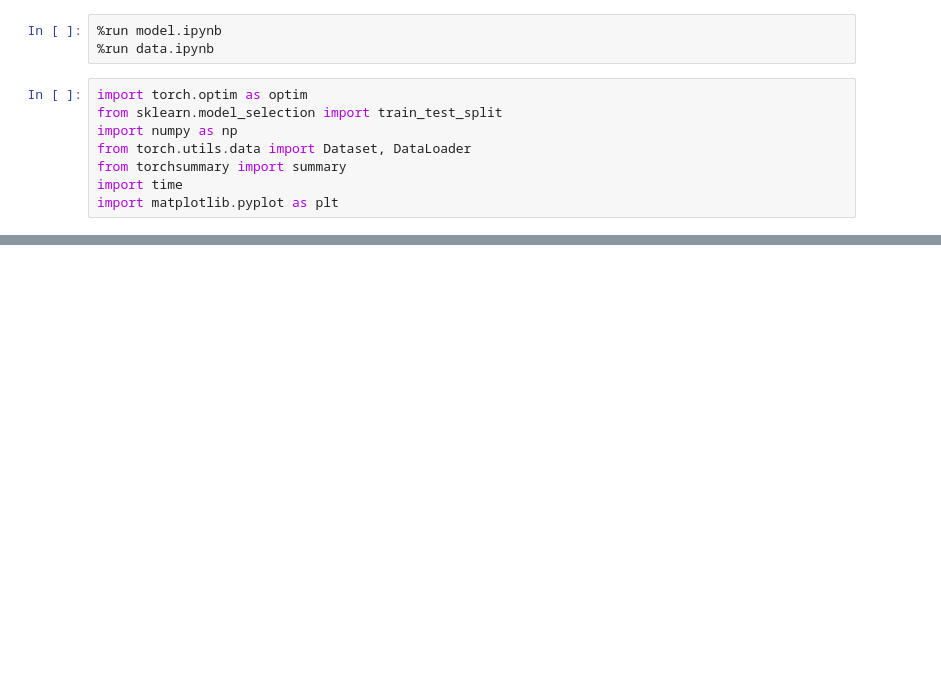
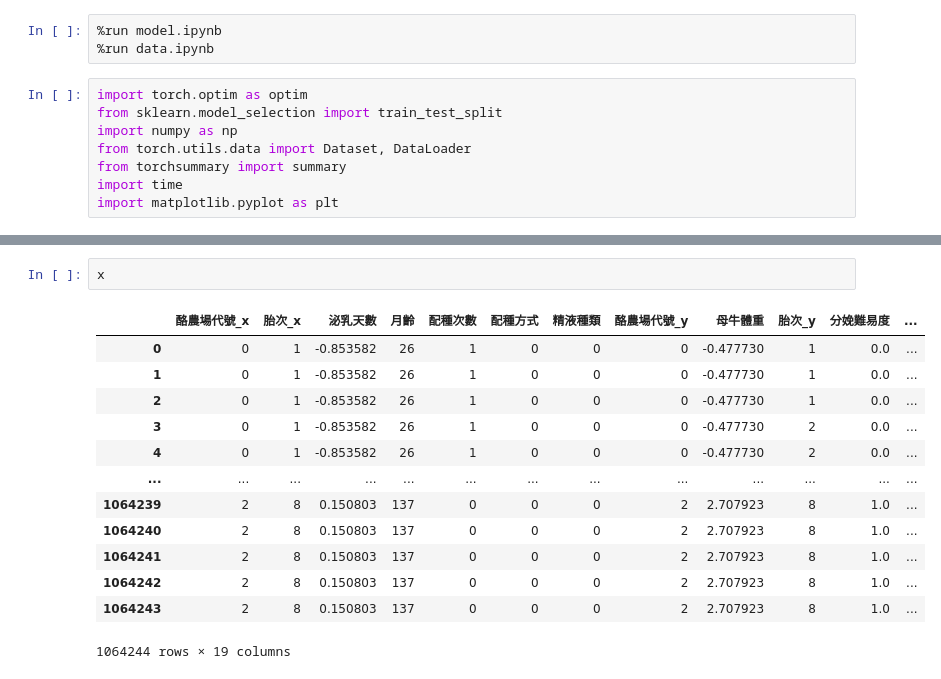
Before and after one commit to kevin879275/DL_FinalProject, a Jupyter notebook: train_pytorch.ipynb, the cells around one changed output, grey strips where cells are left out. Cells and saved outputs as stored; diff of their text form; blank space fills up the shorter version.

```diff
--- a/train_pytorch.ipynb
+++ b/train_pytorch.ipynb
@@ -17,3 +17,19 @@ device(type='cpu')
+# %%
+x
+# %% [output]
+|  | 酪農場代號_x | 胎次_x | 泌乳天數 | 月齡 | 配種次數 | 配種方式 | 精液種類 | 酪農場代號_y | 母牛體重 | 胎次_y | 分娩難易度 | ... |
+| 0 | 0 | 1 | -0.853582 | 26 | 1 | 0 | 0 | 0 | -0.477730 | 1 | 0.0 | ... |
+| 1 | 0 | 1 | -0.853582 | 26 | 1 | 0 | 0 | 0 | -0.477730 | 1 | 0.0 | ... |
+| 2 | 0 | 1 | -0.853582 | 26 | 1 | 0 | 0 | 0 | -0.477730 | 1 | 0.0 | ... |
+| 3 | 0 | 1 | -0.853582 | 26 | 1 | 0 | 0 | 0 | -0.477730 | 2 | 0.0 | ... |
+| 4 | 0 | 1 | -0.853582 | 26 | 1 | 0 | 0 | 0 | -0.477730 | 2 | 0.0 | ... |
+| ... | ... | ... | ... | ... | ... | ... | ... | ... | ... | ... | ... | ... |
+| 1064239 | 2 | 8 | 0.150803 | 137 | 0 | 0 | 0 | 2 | 2.707923 | 8 | 1.0 | ... |
+| 1064240 | 2 | 8 | 0.150803 | 137 | 0 | 0 | 0 | 2 | 2.707923 | 8 | 1.0 | ... |
+| 1064241 | 2 | 8 | 0.150803 | 137 | 0 | 0 | 0 | 2 | 2.707923 | 8 | 1.0 | ... |
+| 1064242 | 2 | 8 | 0.150803 | 137 | 0 | 0 | 0 | 2 | 2.707923 | 8 | 1.0 | ... |
+| 1064243 | 2 | 8 | 0.150803 | 137 | 0 | 0 | 0 | 2 | 2.707923 | 8 | 1.0 | ... |
+1064244 rows × 19 columns
 # %%
 X_train, X_valid, y_train, y_valid = train_test_split(x, y, test_size = 0.1 ,random_state=1)
 len(y_train), len(y_valid)
```
Also changed, not shown: parts of 18 cells of this notebook, 3 other files.
